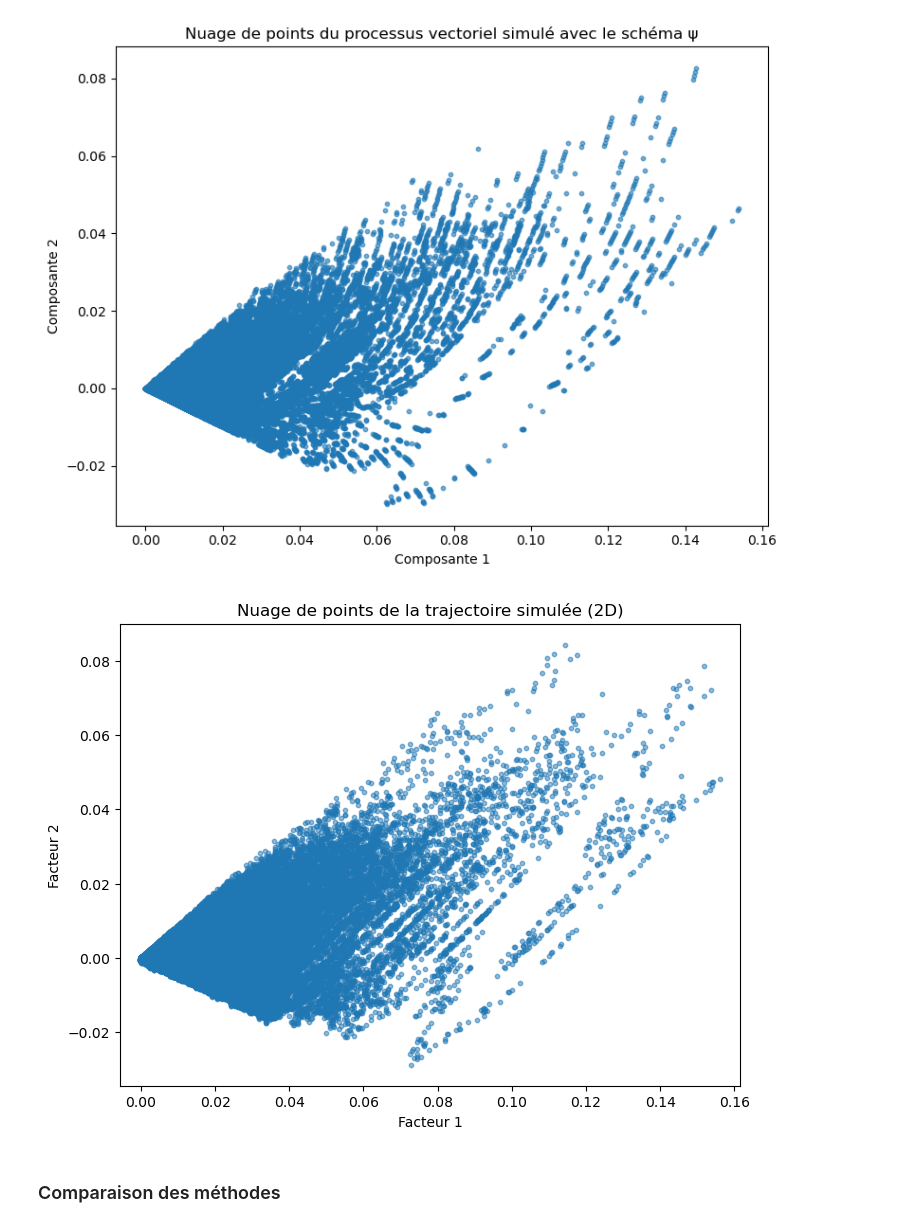
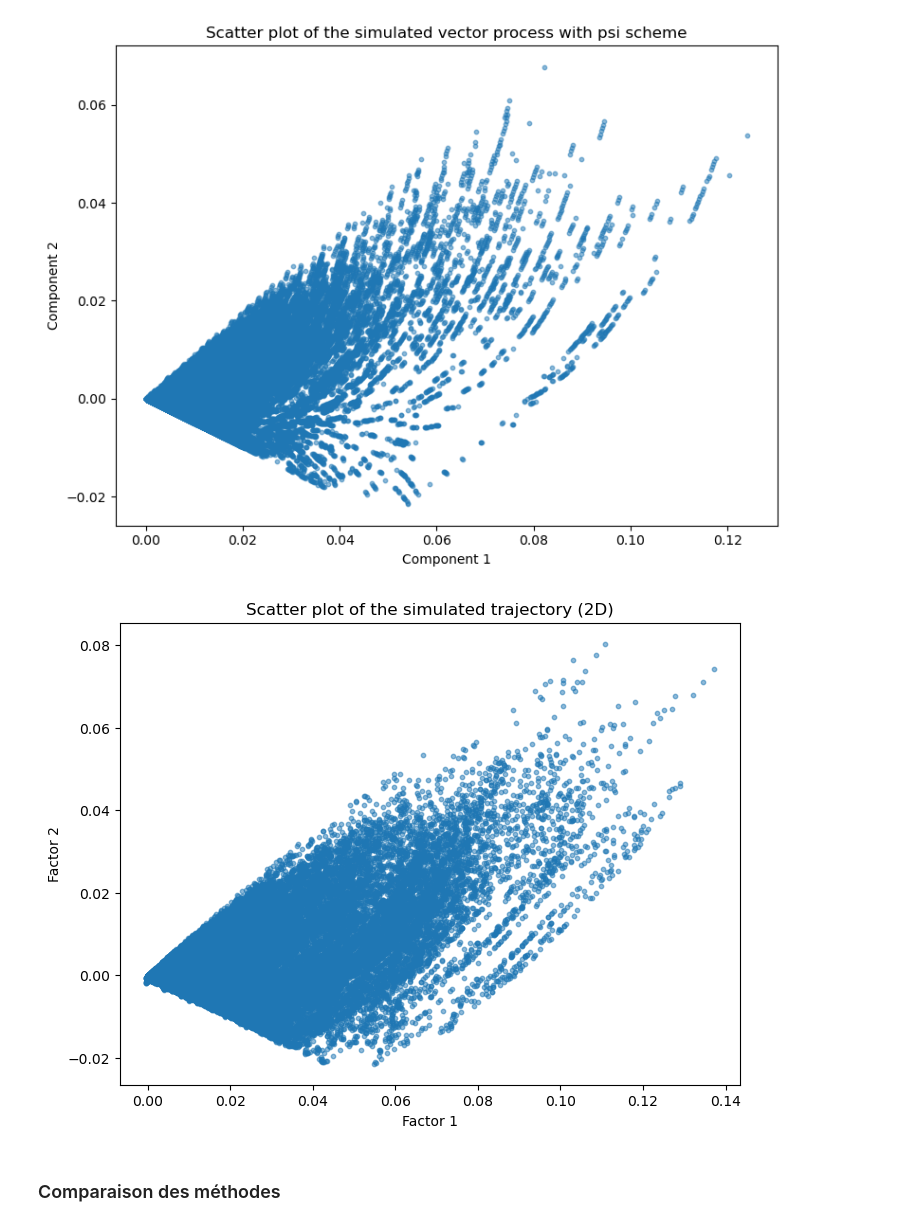
Before and after one commit to maxence2508/stage-cermics, a Jupyter notebook: second-order-schemes-for-multifactor-cir-and-heston-models.ipynb, the cells around one changed output. Saved outputs shown, nothing was run; the diff lists cells and outputs as text; code cells hidden in the pictures.

```diff
--- a/second-order-schemes-for-multifactor-cir-and-heston-models.ipynb
+++ b/second-order-schemes-for-multifactor-cir-and-heston-models.ipynb
@@ -585,34 +752,49 @@ G0 * sigma^2 = 0.27
 # %%
-# Simulation d'une trajectoire vectorielle avec le schéma psi
-psi_path = cir.simulate_multifactor(x0, T, N, n_simulation=1)  # shape: (1, N+1, dim)
+# Model parameters
+a = 0.02
+k = 0.3
+sigma = 0.3
+x0 = 0.0
+T = 100
+N = 10**5
+
+rho = np.array([1, 10])
+gamma = np.array([1, 2])
+dim = len(rho)
+
+# Instantiate CIR model
+cir = CIRProcess(a, k, sigma, rho, gamma, x0, dim)
+
+# Simulate a vector path using the psi scheme
+psi_path = cir.simulate_multifactor(T, N, n_simulation=1)  # shape: (1, N+1, dim)
 traj = psi_path[0]  # shape: (N+1, dim)
 
-# Affichage des points (composante 1 en x, composante 2 en y)
+# Scatter plot (component 1 on x-axis, component 2 on y-axis)
 plt.figure(figsize=(8, 6))
-plt.scatter(traj[:, 0], traj[:, 1], s=10, alpha=0.6)
-plt.xlabel('Composante 1')
-plt.ylabel('Composante 2')
-plt.title('Nuage de points du processus vectoriel simulé avec le schéma ψ')
+plt.scatter(traj[:, 0], traj[:, 1], s=10, alpha=0.5)
+plt.xlabel('Component 1')
+plt.ylabel('Component 2')
+plt.title('Scatter plot of the simulated vector process with psi scheme')
 plt.tight_layout()
 plt.show()
 # %% [output]
-[figure, old version]
+[figure, new version]
 # %%
-Y = cir.simulate_multifactor_euler(N=N, T=100, num_simulations=1)
+Y = cir.simulate_multifactor_euler(N=N, T=T, num_simulations=1)
 
-traj = Y[:, 0, :]  # Extraire la trajectoire (shape : (N, dim))
+traj = Y[:, 0, :]  # Extract the trajectory (shape: (N, dim))
 
-# Nuage de points 2D
+# 2D scatter plot
 
 plt.figure(figsize=(8, 6))
 plt.scatter(traj[:, 0], traj[:, 1], s=10, alpha=0.5)
-plt.title("Nuage de points de la trajectoire simulée (2D)")
-plt.xlabel("Facteur 1")
-plt.ylabel("Facteur 2")
+plt.title("Scatter plot of the simulated trajectory (2D)")
+plt.xlabel("Factor 1")
+plt.ylabel("Factor 2")
 plt.axis('equal')
 plt.show()
 # %% [output]
-[figure, old version]
+[figure, new version]
 # %% [markdown]
 ### Comparaison des méthodes
 # %%
```
Also changed, not shown: parts of 22 cells of this notebook.
